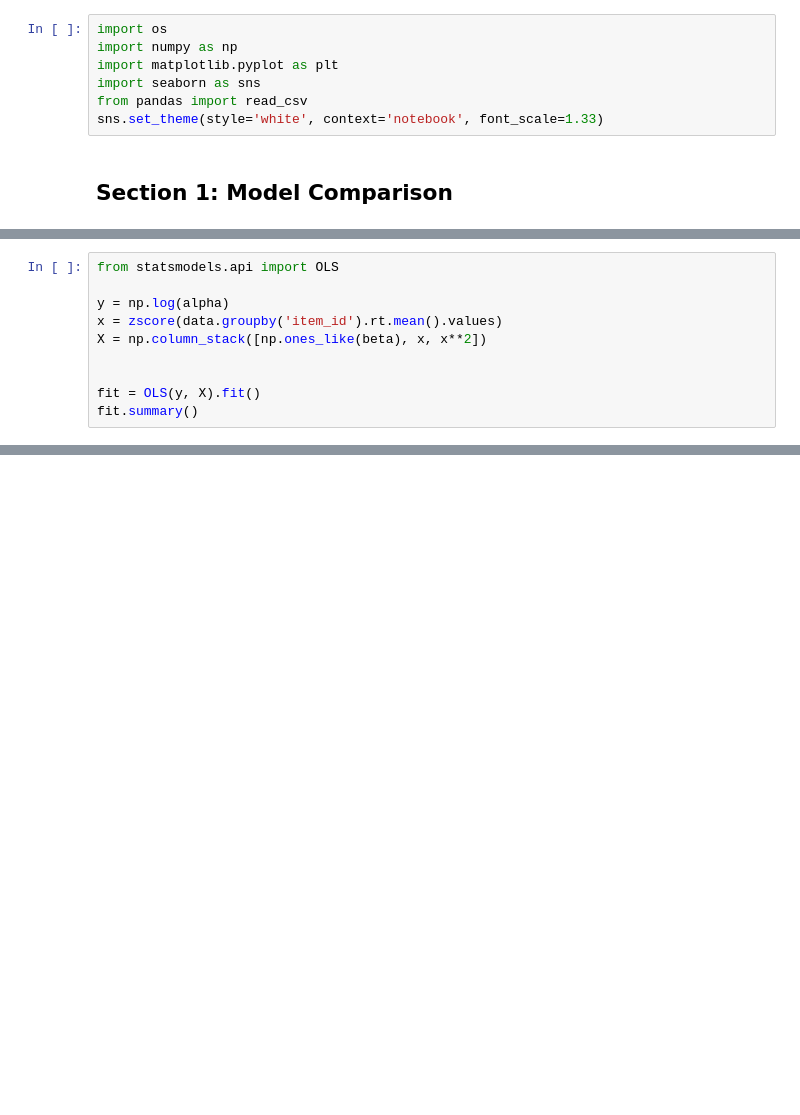
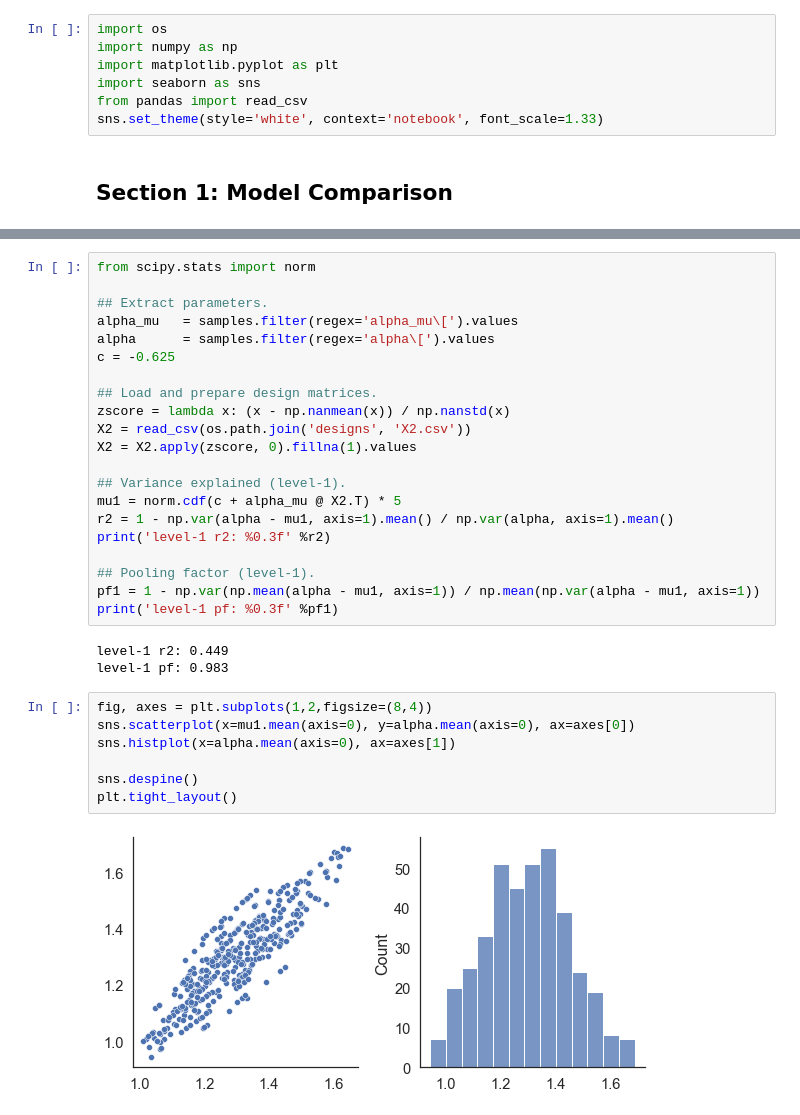
Before and after one commit to ndawlab/mars-irt, a Jupyter notebook: 03_Calibration/05_model.ipynb, the cells around one changed output, grey strips where cells are left out. Drawn from its saved outputs; the diff is of its cells as text; blank space fills up the shorter version.

```diff
--- a/03_Calibration/05_model.ipynb
+++ b/03_Calibration/05_model.ipynb
@@ -264,10 +9,0 @@ fit.summary()
-# %%
-from statsmodels.api import OLS
-
-y = np.log(alpha)
-x = zscore(data.groupby('item_id').rt.mean().values)
-X = np.column_stack([np.ones_like(beta), x, x**2])
-
-
-fit = OLS(y, X).fit()
-fit.summary()
@@ -284,0 +191,33 @@ sns.scatterplot(x=b, y=a)
+# %%
+from scipy.stats import norm
+
+## Extract parameters.
+alpha_mu   = samples.filter(regex='alpha_mu\[').values
+alpha      = samples.filter(regex='alpha\[').values
+c = -0.625
+
+## Load and prepare design matrices.
+zscore = lambda x: (x - np.nanmean(x)) / np.nanstd(x)
+X2 = read_csv(os.path.join('designs', 'X2.csv'))
+X2 = X2.apply(zscore, 0).fillna(1).values
+
+## Variance explained (level-1).
+mu1 = norm.cdf(c + alpha_mu @ X2.T) * 5
+r2 = 1 - np.var(alpha - mu1, axis=1).mean() / np.var(alpha, axis=1).mean()
+print('level-1 r2: %0.3f' %r2)
+
+## Pooling factor (level-1).
+pf1 = 1 - np.var(np.mean(alpha - mu1, axis=1)) / np.mean(np.var(alpha - mu1, axis=1))
+print('level-1 pf: %0.3f' %pf1)
+# %% [output]
+level-1 r2: 0.449
+level-1 pf: 0.983
+# %%
+fig, axes = plt.subplots(1,2,figsize=(8,4))
+sns.scatterplot(x=mu1.mean(axis=0), y=alpha.mean(axis=0), ax=axes[0])
+sns.histplot(x=alpha.mean(axis=0), ax=axes[1])
+
+sns.despine()
+plt.tight_layout()
+# %% [output]
+[figure, added]
```
Also changed, not shown: parts of 38 cells of this notebook, 8 other files.
